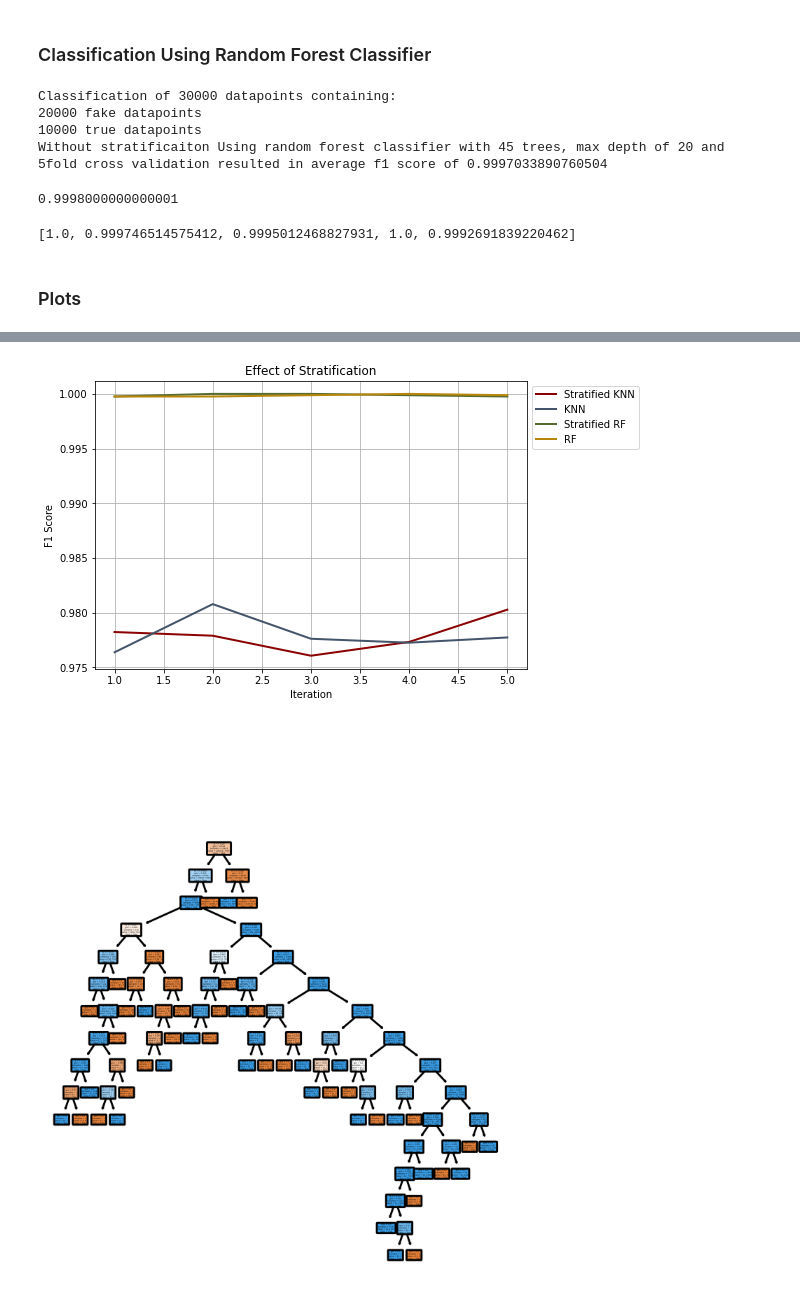
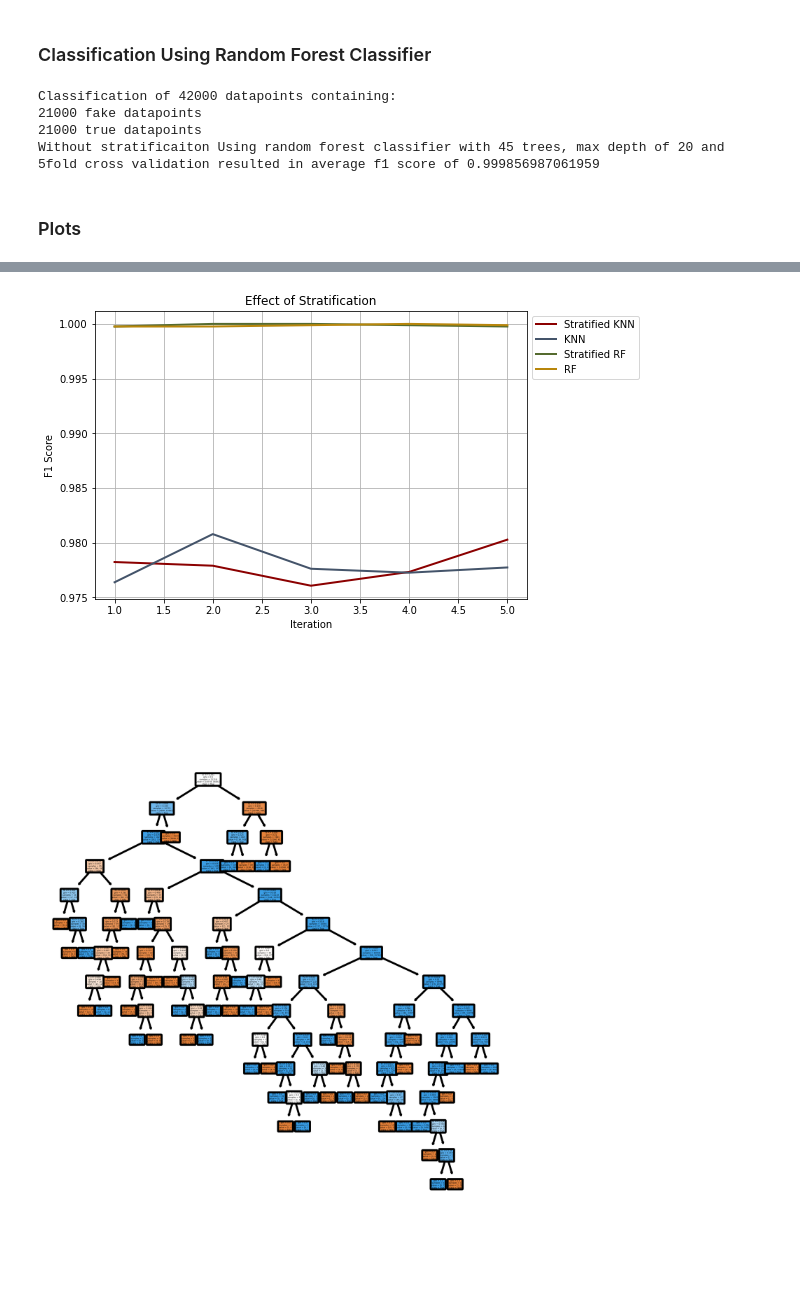
Before and after one commit to rmanaem/dataset-analysis, a Jupyter notebook: src/data_processing.ipynb, the cells around one changed output, grey strips where cells are left out. Saved outputs shown, nothing was run; the diff lists cells and outputs as text; code cells hidden in the pictures; blank space fills up the shorter version.

```diff
--- a/src/data_processing.ipynb
+++ b/src/data_processing.ipynb
@@ -156,8 +160,8 @@ stop_punc.append(',')
 # %% [markdown]
 #### Data Cleaning and Formatting
 # %%
-fake_file = '../data/Imbalanced_Sample2_Fake.csv'
-true_file = '../data/Imbalanced_Sample2_True.csv'
+fake_file = '../data/Balanced_Sample3_Fake.csv'
+true_file = '../data/Balanced_Sample3_True.csv'
 
 # Filtering datapoints with missing features
 fake_rdd = spark.read.csv(fake_file).rdd
@@ -253,7 +257,7 @@ for train_index, test_index in kf.split(fake_true):
 # %% [markdown]
 ### Classification Using KNN Classifier
 # %%
-k = int(math.sqrt(n_fake + n_true))
+k = int(math.sqrt(n_fake + n_true)) + 1
 knnc = KNeighborsClassifier(n_neighbors=k)
 knn_accuracy = []
 knn_predict = []
@@ -319,39 +311,15 @@ else:
     print('Without stratificaiton', end = ' ')
 print('Using random forest classifier with', n_trees, 'trees, max depth of', max_depth, 'and 5fold cross validation resulted in average f1 score of', rf_average_f1)
 # %% [output]
-Classification of 30000 datapoints containing:
-20000 fake datapoints
-10000 true datapoints
-Without stratificaiton Using random forest classifier with 45 trees, max depth of 20 and 5fold cross validation resulted in average f1 score of 0.9997033890760504
+Classification of 42000 datapoints containing:
+21000 fake datapoints
+21000 true datapoints
+Without stratificaiton Using random forest classifier with 45 trees, max depth of 20 and 5fold cross validation resulted in average f1 score of 0.999856987061959
-# %%
-sum(rf_accuracy)/5
-# %% [output]
-0.9998000000000001
-# %%
-rf_f1
-# %% [output]
-[1.0, 0.999746514575412, 0.9995012468827931, 1.0, 0.9992691839220462]
 # %% [markdown]
 ### Plots
 # %%
 dpi = 300
-# Plot visualizing classifier sensitivity to features
-# Data is derived from running tests on the Balanced_Sample3
-y = [10, 15, 20, 25, 30, 35, 40, 45, 50]
-knn_x = [0.99186491956141, 0.983915681661064, 0.978612415730856, 0.971100546536879, 0.965874003556011, 0.951946249464952, 0.942501584979348, 0.918441982272896, 0.870144989111527]
-rf_x = [0.999880419964672, 0.999928249690847, 0.999976085136912, 0.999976085136912, 0.999976085136912, 0.999904346265489, 0.999928255410737, 0.999976085136912, 0.999952170273825]
-fig = plt.figure()
-ax = fig.add_axes([0,0,1,1])
-ax.plot(y, knn_x, color='#556B2F', lw=2)
-ax.plot(y, rf_x, color='#B8860B', lw=2)
-ax.legend(['KNN', 'RF'], bbox_to_anchor = (1.0, 1.0), loc='upper left')
-ax.set_xlabel('Number of Features')
-ax.set_ylabel('Average F1 Score')
-ax.set_title('Classifier Sensitivity to Features')
-plt.grid()
-# fig.savefig('../figures/classifier_sensitivity_to_features.png', bbox_inches='tight', dpi=dpi)
-
-# Plot visualizing the performance difference of the classifiers on the Balanced_Sample3
+# Plot visualizing the performance difference of the classifiers on the Balanced_Sample3 (stratified)
 iterations = [1, 2, 3, 4, 5]
 knn = [0.9782178217821782, 0.9778812572759022, 0.9760520809114159, 0.9773123909249564, 0.980263926194091]
 rf = [0.9997619047619047, 1.0, 1.0, 0.9998809382069294, 0.999761961437753]
@@ -366,7 +334,23 @@ ax.set_title('Classfier Performance')
 plt.grid()
 # fig.savefig('../figures/classifier_performance.png', bbox_inches='tight', dpi=dpi)
 
-# Plot visualizing the effect of data Imbalance with 30000 datapoints
+# Plot visualizing classifier sensitivity to features
+# Data is derived from running tests on the Balanced_Sample2 (not stratified)
+y = [10, 15, 20, 25, 30, 35, 40, 45, 50, 55]
+knn_x = [0.9784331995769009, 0.9646311420756556, 0.963255092401165, 0.9523023397901478, 0.95059980806898, 0.937970493222255, 0.928981513991264, 0.90134498914512, 0.83506783315429, 0.828040177680892]
+rf_x = [0.9997995640273538, 0.9999326143238552, 0.9999662447257384, 0.9999662447257384, 0.999933631600276, 0.999798205740694, 0.99986525134811, 0.999899653502602, 0.999932500843739, 0.999966244725738]
+fig = plt.figure()
+ax = fig.add_axes([0,0,1,1])
+ax.plot(y, knn_x, color='#556B2F', lw=2)
+ax.plot(y, rf_x, color='#B8860B', lw=2)
+ax.legend(['KNN', 'RF'], bbox_to_anchor = (1.0, 1.0), loc='upper left')
+ax.set_xlabel('Number of Features')
+ax.set_ylabel('Average F1 Score')
+ax.set_title('Classifier Sensitivity to Features')
+plt.grid()
+# fig.savefig('../figures/classifier_sensitivity_to_features.png', bbox_inches='tight', dpi=dpi)
+
+# Plot visualizing the effect of data Imbalance with 30000 datapoints (not stratified)
 iterations = [1, 2, 3, 4, 5]
 im_knn = [0.9642156862745099, 0.9654834761321909, 0.972579471002184, 0.9609018949388344, 0.9743589743589743]
 ba_knn = [0.9761865659385777, 0.9782106305711455, 0.9795041322314049, 0.9761179676230164, 0.981829876185882]
@@ -416,4 +400,4 @@ plt.tight_layout()
 [figure]
 [figure]
 [figure]
-[figure, old version]
+[figure, new version]
```
Also changed, not shown: parts of 8 cells of this notebook.
